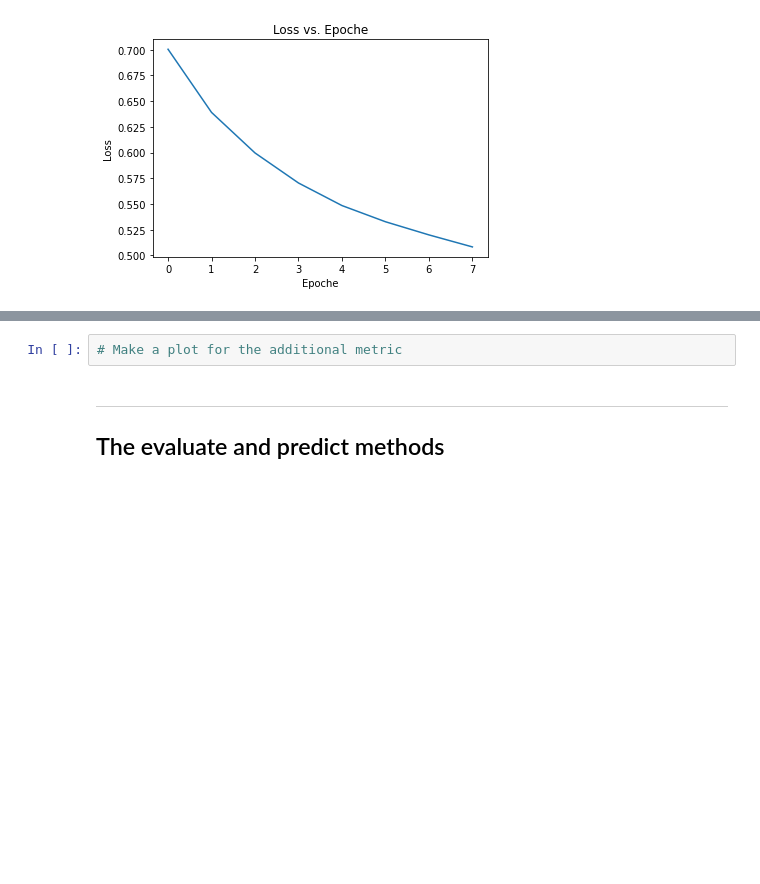
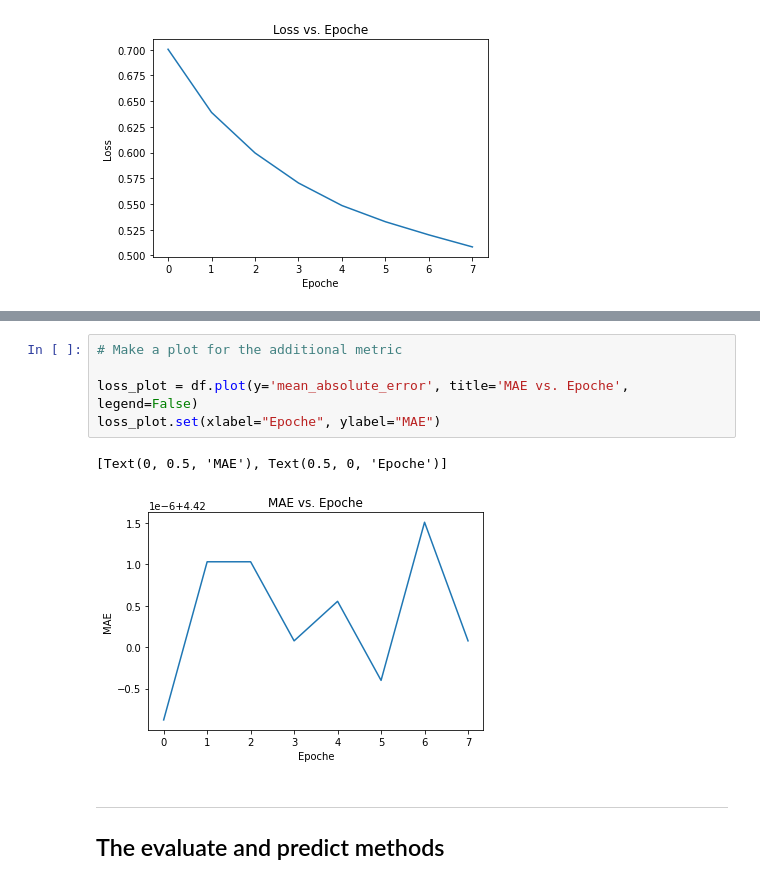
Before and after one commit to dominikwernerwolf/coursera, a Jupyter notebook: Feedforward_neural_networks.ipynb, the cells around one changed output, grey strips where cells are left out. Saved outputs shown, nothing was run; the diff lists cells and outputs as text; blank space fills up the shorter version.

```diff
--- a/Feedforward_neural_networks.ipynb
+++ b/Feedforward_neural_networks.ipynb
@@ -240,5 +246,11 @@ loss_plot.set(xlabel="Epoche", ylabel="Loss")
 # %%
 # Make a plot for the additional metric
+
+loss_plot = df.plot(y='mean_absolute_error', title='MAE vs. Epoche', legend=False)
+loss_plot.set(xlabel="Epoche", ylabel="MAE")
+# %% [output]
+[Text(0, 0.5, 'MAE'), Text(0.5, 0, 'Epoche')]
+[figure, added]
 # %% [markdown]
 ***
 <a id="coding_tutorial_5"></a>
```
Also changed, not shown: parts of 1 cell of this notebook.
